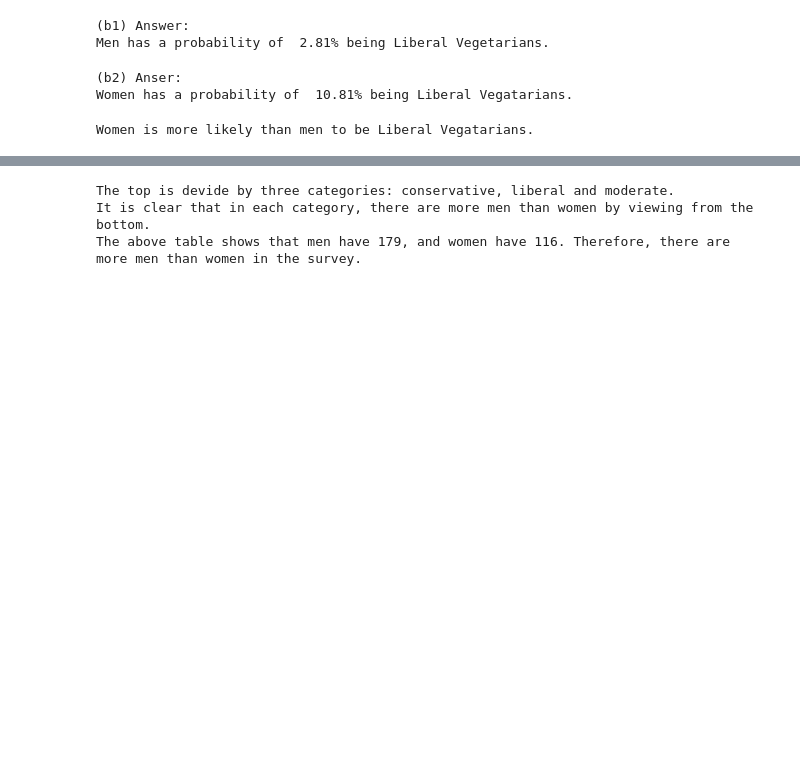
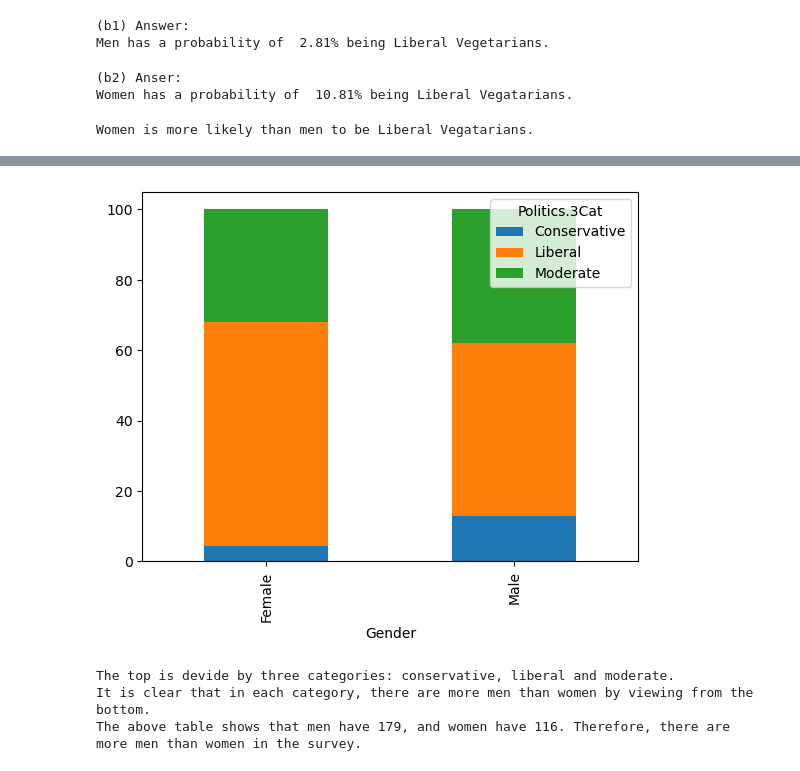
Before and after one commit to StephenDSNYC/IS5, a Jupyter notebook: exercise/ch03/ch03student_survey.ipynb, the cells around one changed output, grey strips where cells are left out. Drawn from its saved outputs; the diff is of its cells as text; code cells hidden in the pictures; blank space fills up the shorter version.

```diff
--- a/exercise/ch03/ch03student_survey.ipynb
+++ b/exercise/ch03/ch03student_survey.ipynb
@@ -171,3 +233,8 @@ pd.crosstab(index=politics, columns=gender, margins=True) #pro-25(a)
+# %%
+pd.crosstab(index=politics, columns=gender,
+            margins=False, normalize='columns').mul(100).T.plot(kind='bar', stacked=True);
+# %% [output]
+[figure, added]
 # %%
 print ('The top is devide by three categories: conservative, liberal and moderate.')
 print ('It is clear that in each category, there are more men than women by viewing from the bottom.')
```
Also changed, not shown: parts of 32 cells of this notebook, 2 other files.
